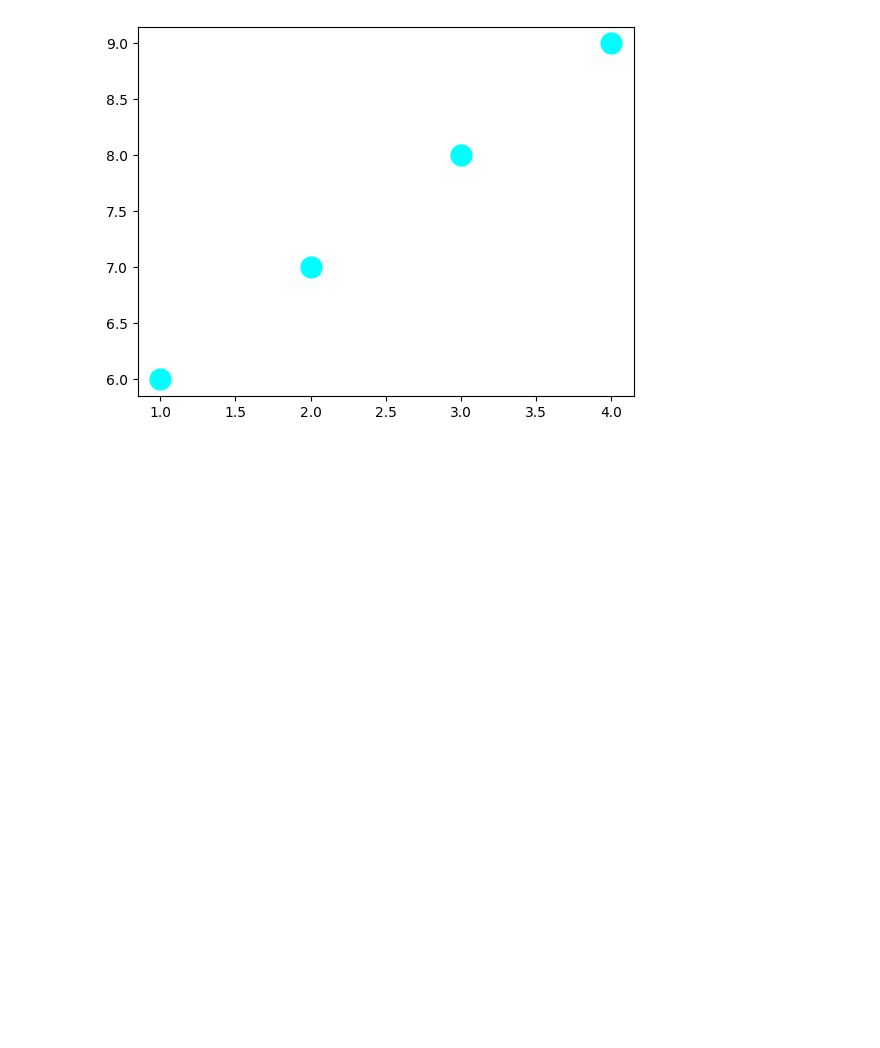
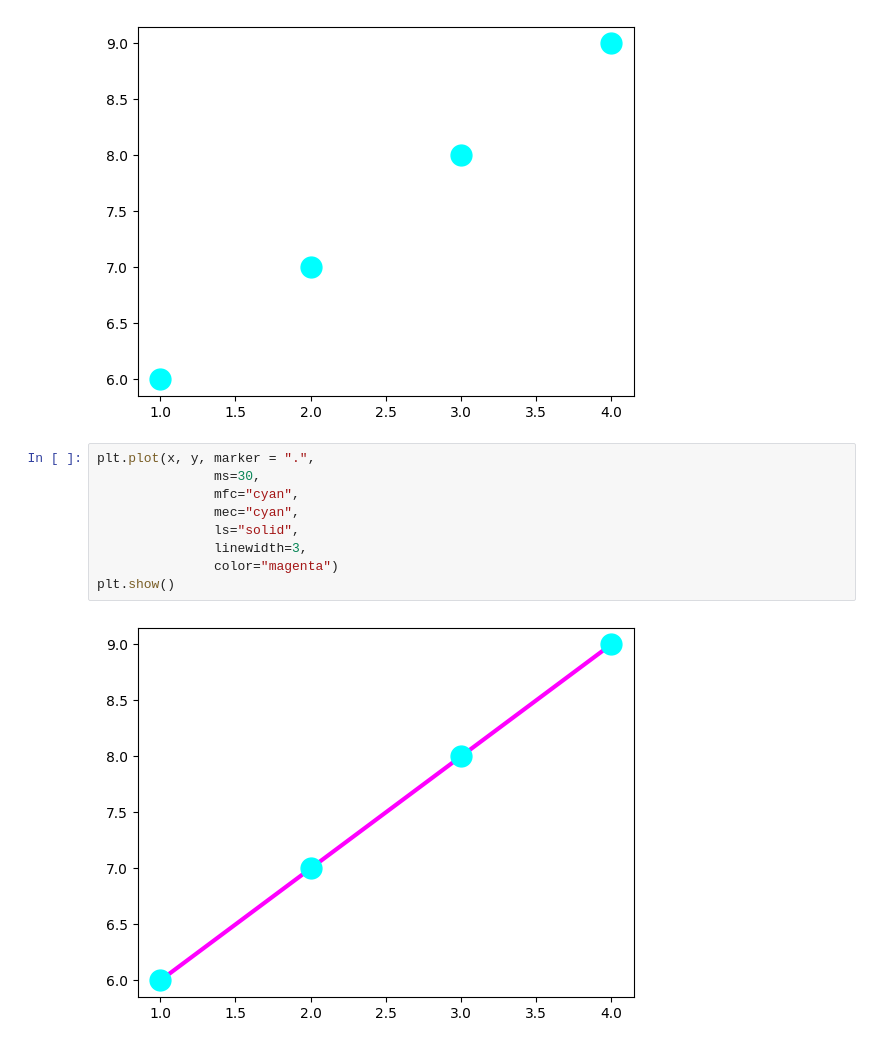
Before and after one commit to Ananya-Yadav-Dev/Matplotlib, a Jupyter notebook: PlotCustomization.ipynb, the cells around one changed output. Cells and saved outputs as stored; diff of their text form; blank space fills up the shorter version.

```diff
--- a/PlotCustomization.ipynb
+++ b/PlotCustomization.ipynb
@@ -59,3 +59,14 @@ plt.plot(x, y, marker = ".",
 plt.show()
 # %% [output]
 [figure]
+# %%
+plt.plot(x, y, marker = ".",
+               ms=30,
+               mfc="cyan",
+               mec="cyan",
+               ls="solid",
+               linewidth=3,
+               color="magenta")
+plt.show()
+# %% [output]
+[figure, added]
```
Also changed, not shown: parts of 3 cells of this notebook, 1 other file.
